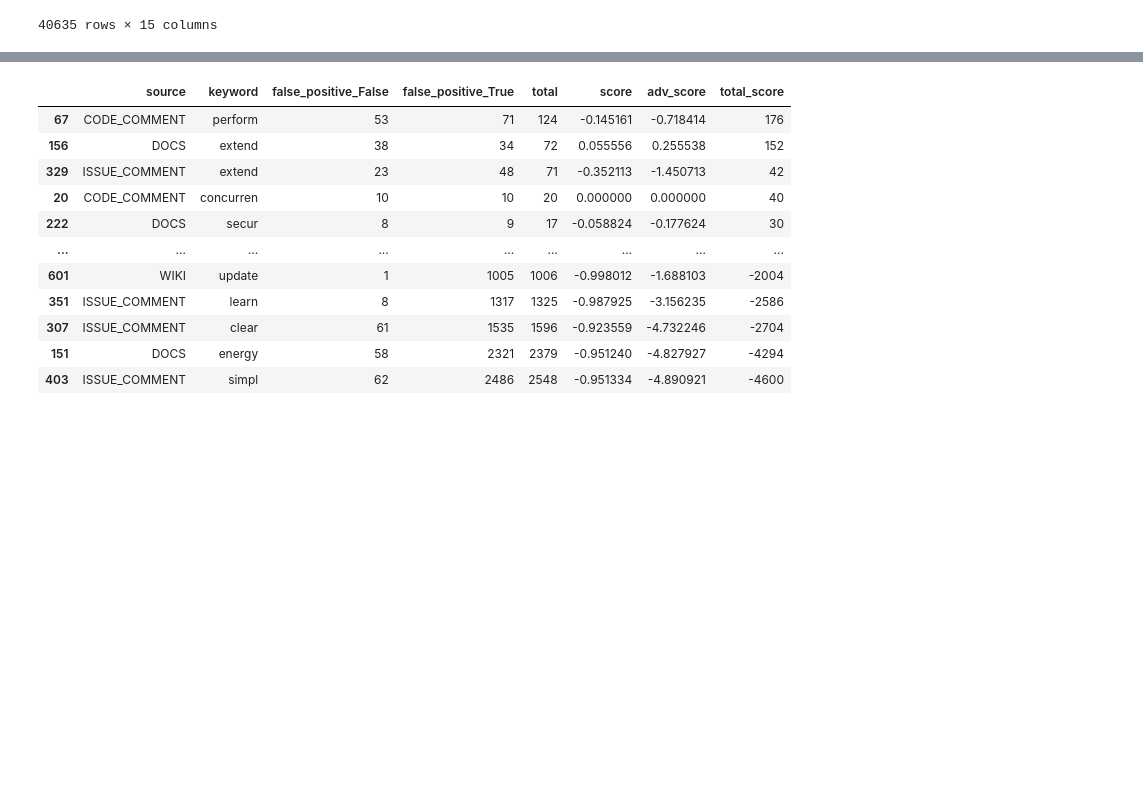
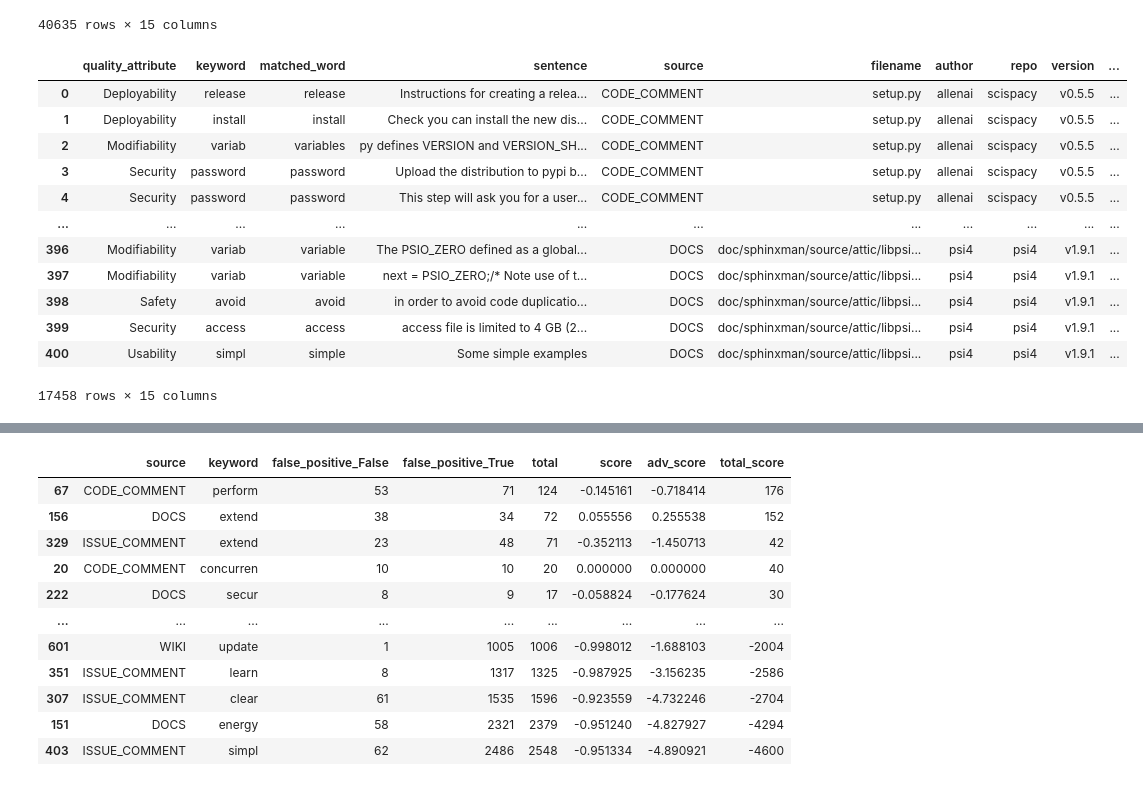
Before and after one commit to dmitrijs-voronovs/scientific-software-architecture-analysis, a Jupyter notebook: keyword_analysis.llm_validation_all.ipynb, the cells around one changed output, grey strips where cells are left out. Drawn from its saved outputs; the diff is of its cells as text; code cells hidden in the pictures; blank space fills up the shorter version.

```diff
--- a/keyword_analysis.llm_validation_all.ipynb
+++ b/keyword_analysis.llm_validation_all.ipynb
@@ -51,3 +51,21 @@ df
 | 1198 | Availability | avail | available | ﻿. <no title>. Navigation. Index.... | WIKI | psi4manual/1.4.0/autodoc_dft_dhyb... | psi4 | psi4 | v1.9.1 | ... |
 | 1199 | Deployability | update | updated | sion corrected); Y; —; —; 0.72000... | WIKI | psi4manual/1.4.0/autodoc_dft_dhyb... | psi4 | psi4 | v1.9.1 | ... |
 40635 rows × 15 columns
+# %%
+df_small_sentences = df[df["sentence"].str.len() < 400]
+url_with_text = df_small_sentences[df_small_sentences['url'].str.contains('#:~:text=')]
+url_with_text
+# %% [output]
+|  | quality_attribute | keyword | matched_word | sentence | source | filename | author | repo | version | ... |
+| 0 | Deployability | release | release | Instructions for creating a relea... | CODE_COMMENT | setup.py | allenai | scispacy | v0.5.5 | ... |
+| 1 | Deployability | install | install | Check you can install the new dis... | CODE_COMMENT | setup.py | allenai | scispacy | v0.5.5 | ... |
+| 2 | Modifiability | variab | variables | py defines VERSION and VERSION_SH... | CODE_COMMENT | setup.py | allenai | scispacy | v0.5.5 | ... |
+| 3 | Security | password | password | Upload the distribution to pypi b... | CODE_COMMENT | setup.py | allenai | scispacy | v0.5.5 | ... |
+| 4 | Security | password | password | This step will ask you for a user... | CODE_COMMENT | setup.py | allenai | scispacy | v0.5.5 | ... |
+| ... | ... | ... | ... | ... | ... | ... | ... | ... | ... | ... |
+| 396 | Modifiability | variab | variable | The PSIO_ZERO defined as a global... | DOCS | doc/sphinxman/source/attic/libpsi... | psi4 | psi4 | v1.9.1 | ... |
+| 397 | Modifiability | variab | variable | next = PSIO_ZERO;/* Note use of t... | DOCS | doc/sphinxman/source/attic/libpsi... | psi4 | psi4 | v1.9.1 | ... |
+| 398 | Safety | avoid | avoid | in order to avoid code duplicatio... | DOCS | doc/sphinxman/source/attic/libpsi... | psi4 | psi4 | v1.9.1 | ... |
+| 399 | Security | access | access | access file is limited to 4 GB (2... | DOCS | doc/sphinxman/source/attic/libpsi... | psi4 | psi4 | v1.9.1 | ... |
+| 400 | Usability | simpl | simple | Some simple examples | DOCS | doc/sphinxman/source/attic/libpsi... | psi4 | psi4 | v1.9.1 | ... |
+17458 rows × 15 columns
```
Also changed, not shown: parts of 4 cells of this notebook, 6 other files.
